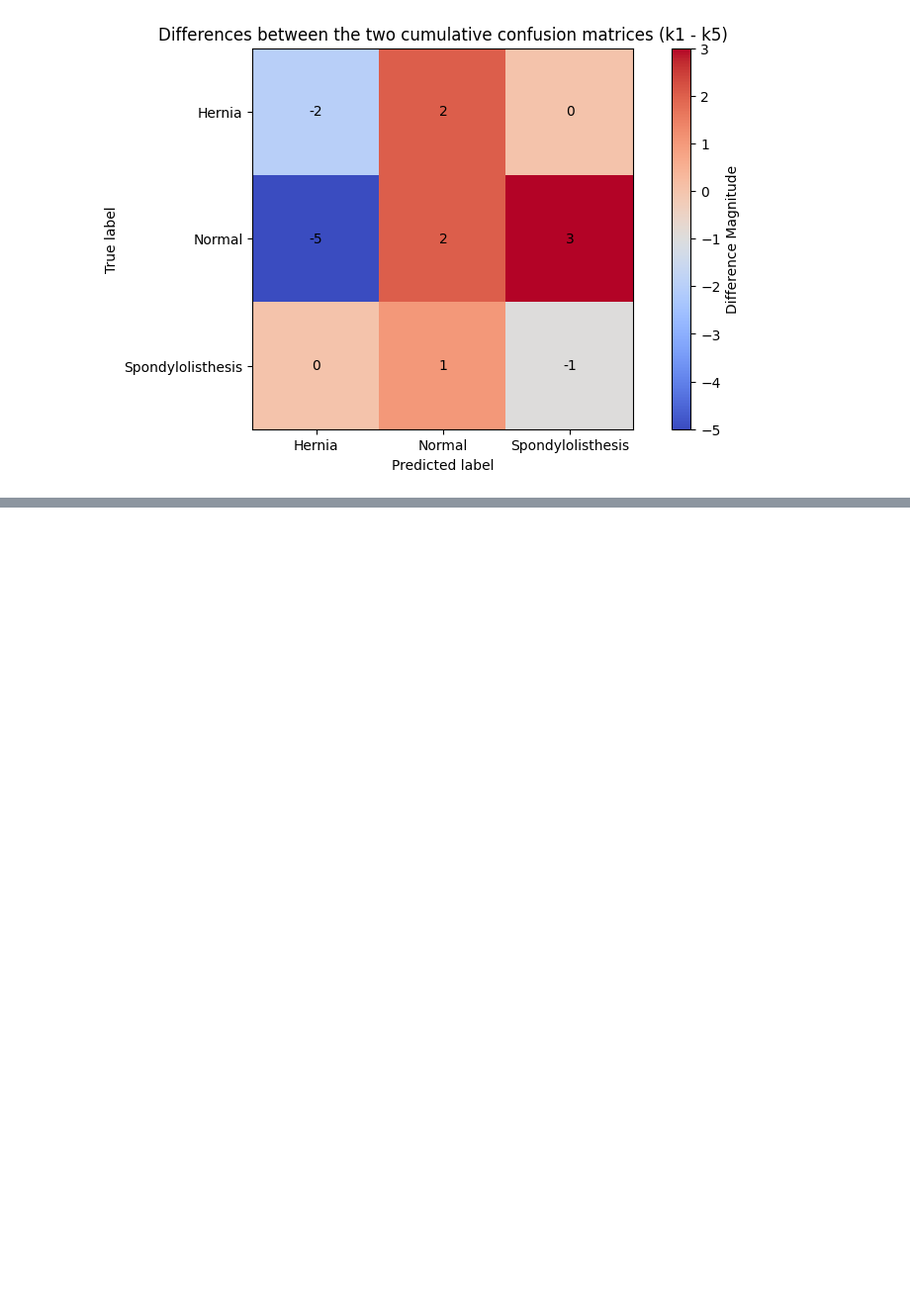
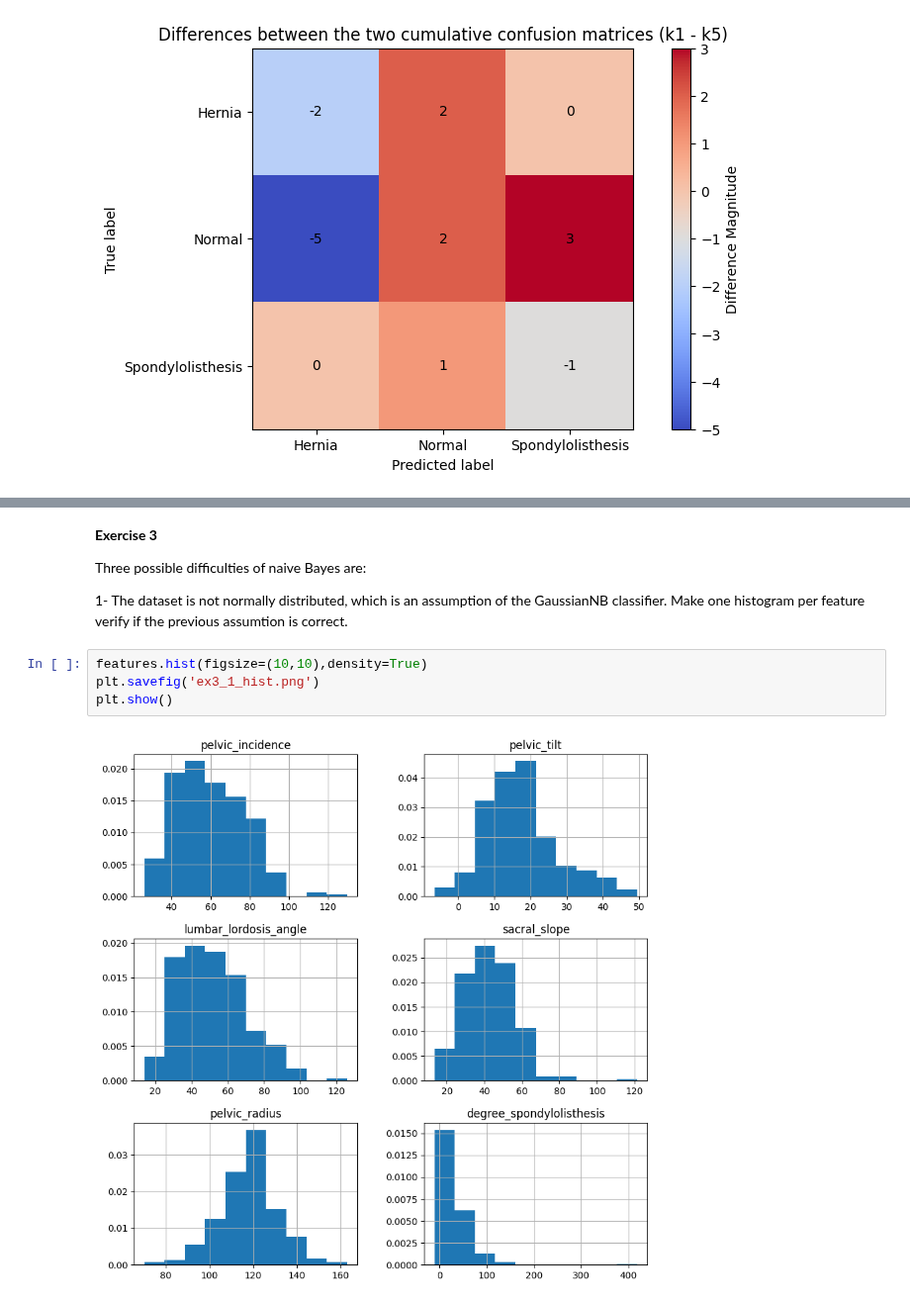
Before and after one commit to pim03/apr-hm, a Jupyter notebook: Homework2/Notebook2.ipynb, the cells around one changed output, grey strips where cells are left out. Shown at 99% size. Drawn from its saved outputs; the diff is of its cells as text; blank space fills up the shorter version.

```diff
--- a/Homework2/Notebook2.ipynb
+++ b/Homework2/Notebook2.ipynb
@@ -154,0 +155,12 @@ plt.show()
+# %% [markdown]
+**Exercise 3**
+
+Three possible difficulties of naive Bayes are:
+
+1- The dataset is not normally distributed, which is an assumption of the GaussianNB classifier. Make one histogram per feature verify if the previous assumtion is correct.
+# %%
+features.hist(figsize=(10,10),density=True)
+plt.savefig('ex3_1_hist.png')
+plt.show()
+# %% [output]
+[figure, added]
```
Also changed, not shown: parts of 8 cells of this notebook, 6 other files.
